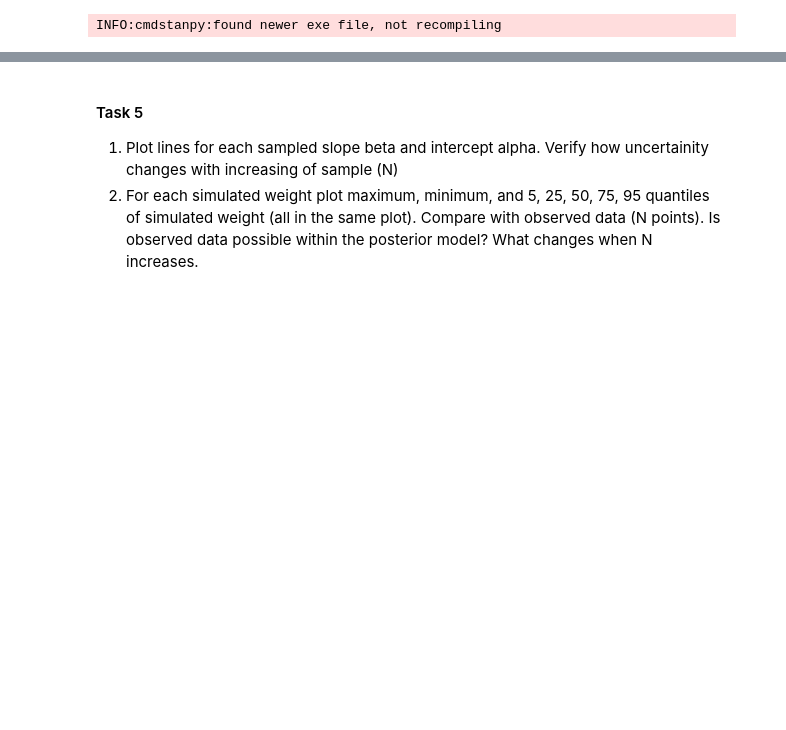
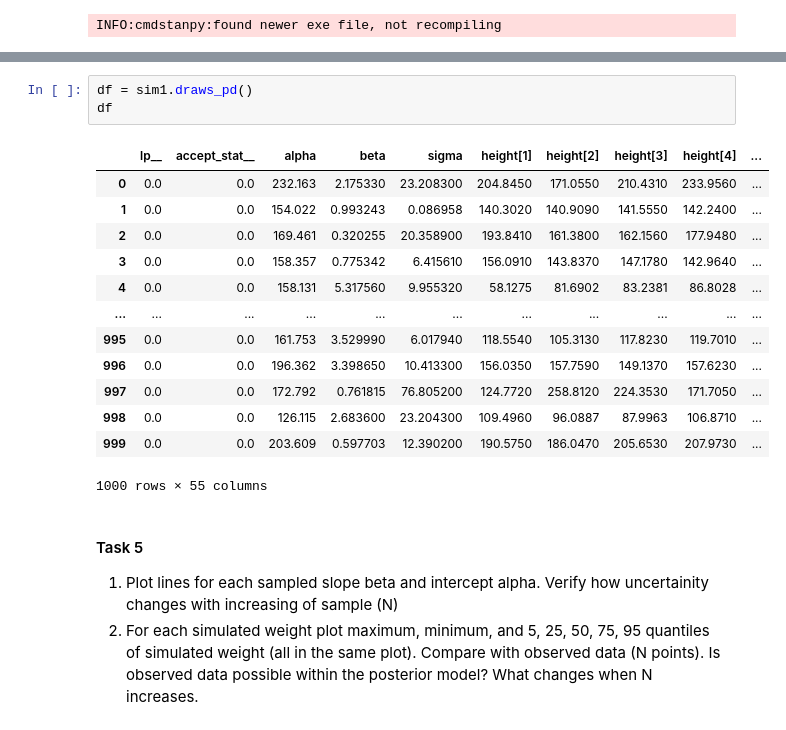
Before and after one commit to majedsuliman/Data-analysis, a Jupyter notebook: Lab4/Ex1.ipynb, the cells around one changed output, grey strips where cells are left out. Drawn from its saved outputs; the diff is of its cells as text; blank space fills up the shorter version.

```diff
--- a/Lab4/Ex1.ipynb
+++ b/Lab4/Ex1.ipynb
@@ -247,6 +250,23 @@ sim=model_ppc.sample(data=data_sim,
 INFO:cmdstanpy:CmdStan start processing
 chain 1 |██████████| 00:00 Sampling completed
 INFO:cmdstanpy:CmdStan done processing.
+# %%
+df = sim1.draws_pd()
+df
+# %% [output]
+|  | lp__ | accept_stat__ | alpha | beta | sigma | height[1] | height[2] | height[3] | height[4] | ... |
+| 0 | 0.0 | 0.0 | 232.163 | 2.175330 | 23.208300 | 204.8450 | 171.0550 | 210.4310 | 233.9560 | ... |
+| 1 | 0.0 | 0.0 | 154.022 | 0.993243 | 0.086958 | 140.3020 | 140.9090 | 141.5550 | 142.2400 | ... |
+| 2 | 0.0 | 0.0 | 169.461 | 0.320255 | 20.358900 | 193.8410 | 161.3800 | 162.1560 | 177.9480 | ... |
+| 3 | 0.0 | 0.0 | 158.357 | 0.775342 | 6.415610 | 156.0910 | 143.8370 | 147.1780 | 142.9640 | ... |
+| 4 | 0.0 | 0.0 | 158.131 | 5.317560 | 9.955320 | 58.1275 | 81.6902 | 83.2381 | 86.8028 | ... |
+| ... | ... | ... | ... | ... | ... | ... | ... | ... | ... | ... |
+| 995 | 0.0 | 0.0 | 161.753 | 3.529990 | 6.017940 | 118.5540 | 105.3130 | 117.8230 | 119.7010 | ... |
+| 996 | 0.0 | 0.0 | 196.362 | 3.398650 | 10.413300 | 156.0350 | 157.7590 | 149.1370 | 157.6230 | ... |
+| 997 | 0.0 | 0.0 | 172.792 | 0.761815 | 76.805200 | 124.7720 | 258.8120 | 224.3530 | 171.7050 | ... |
+| 998 | 0.0 | 0.0 | 126.115 | 2.683600 | 23.204300 | 109.4960 | 96.0887 | 87.9963 | 106.8710 | ... |
+| 999 | 0.0 | 0.0 | 203.609 | 0.597703 | 12.390200 | 190.5750 | 186.0470 | 205.6530 | 207.9730 | ... |
+1000 rows × 55 columns
 # %% [markdown]
 #### Task 5
 1. Plot lines for each sampled slope beta and intercept alpha. Verify how uncertainity changes with increasing of sample (N)
```
Also changed, not shown: parts of 10 cells of this notebook.
